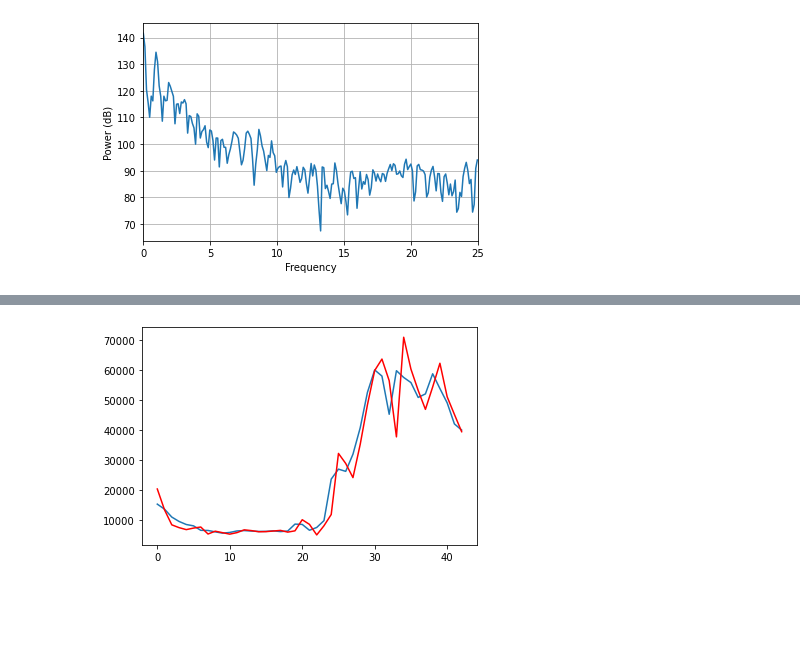
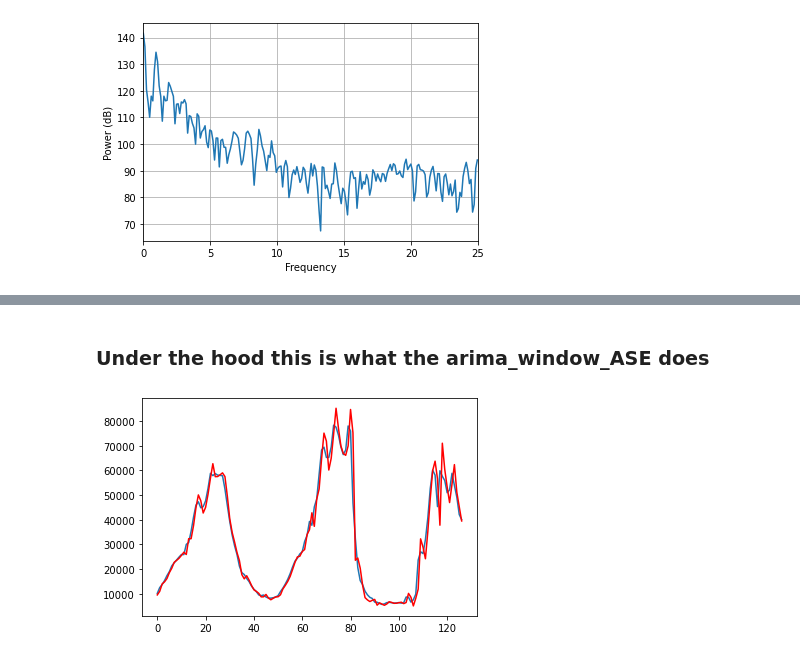
Before and after one commit to andrewmejia600/DS7333, a Jupyter notebook: CASE_STUDY_8/Case_Study_8.ipynb, the cells around one changed output, grey strips where cells are left out. Drawn from its saved outputs; the diff is of its cells as text; code cells hidden in the pictures; blank space fills up the shorter version.

```diff
--- a/CASE_STUDY_8/Case_Study_8.ipynb
+++ b/CASE_STUDY_8/Case_Study_8.ipynb
@@ -164,0 +248,14 @@ psd.plot()
+# %%
+model = ARIMA(flu_data.SPEC_RECEIVED_NB, order=(2,0,0))
+model_fit = model.fit()
+# summary of fit model
+print(model_fit.summary())
+# line plot of residuals
+residuals = pd.DataFrame(model_fit.resid)
+residuals.plot()
+pyplot.show()
+# density plot of residuals
+residuals.plot(kind='kde')
+pyplot.show()
+# summary stats of residuals
+print(residuals.describe())
@@ -165,22 +299,24 @@ psd.plot()
+# %% [markdown]
+### Under the hood this is what the arima_window_ASE does
 # %%
 X = flu_data.SPEC_RECEIVED_NB.values
-size = int(len(X) * 0.90)
+size = int(len(X) * 0.70)
 train, test = X[0:size], X[size:len(X)]
 history = [x for x in train]
 predictions = list()
 # window MSE
 for t in range(len(test)):
     model = ARIMA(history, order=(5,1,0))
     model_fit = model.fit()
     output = model_fit.forecast()
     yhat = output[0]
     predictions.append(yhat)
     obs = test[t]
     history.append(obs)
 # evaluate forecasts
 rmse = sqrt(mean_squared_error(test, predictions))
 pyplot.plot(test)
 pyplot.plot(predictions, color='red')
 pyplot.show()
 # %% [output]
-[figure, old version]
+[figure, new version]
```
Also changed, not shown: parts of 24 cells of this notebook.
